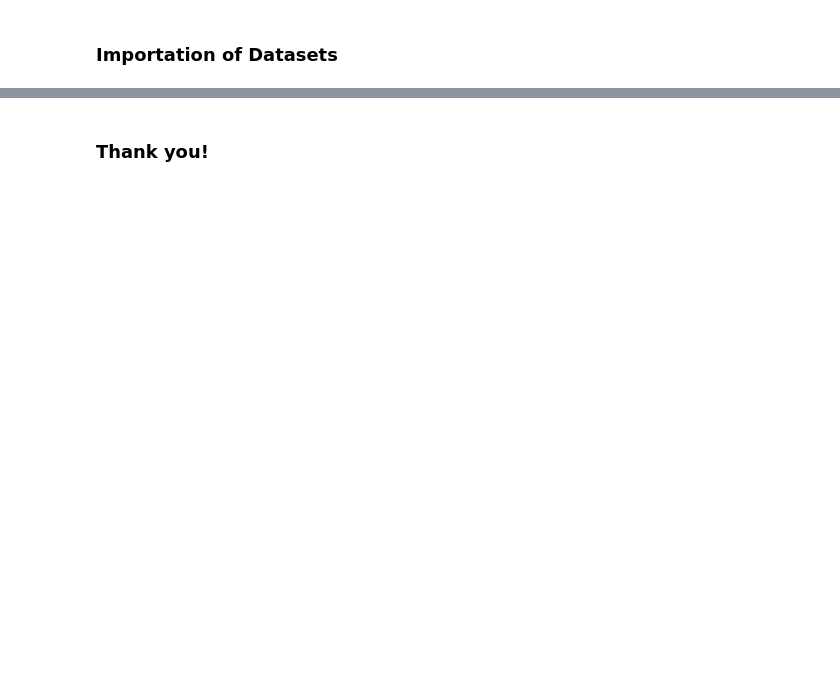
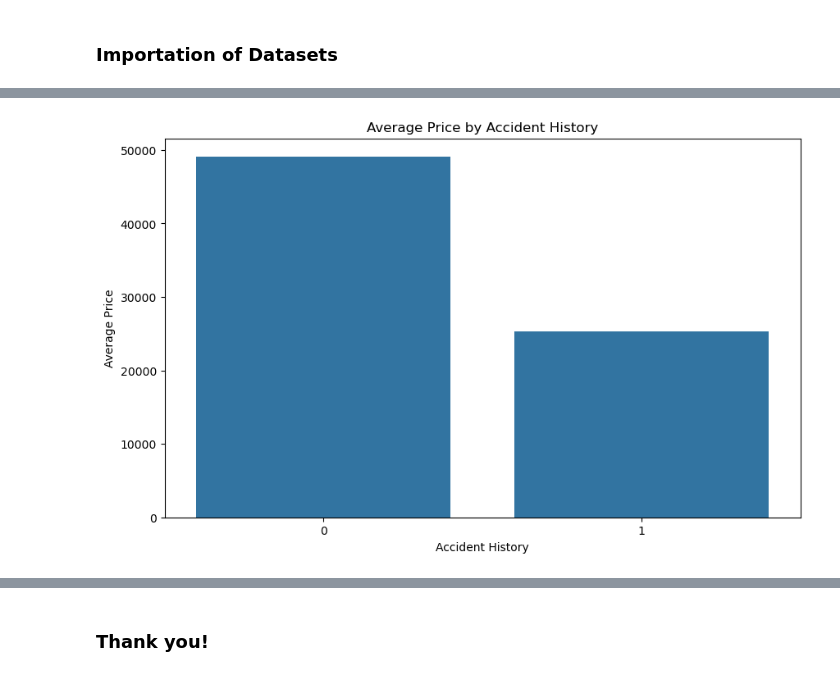
Before and after one commit to Nkeeydata/car_Prediction_Challenge, a Jupyter notebook: D_S_NChallenge.ipynb, the cells around one changed output, grey strips where cells are left out. Cells and saved outputs as stored; diff of their text form; code cells hidden in the pictures; blank space fills up the shorter version.

```diff
--- a/D_S_NChallenge.ipynb
+++ b/D_S_NChallenge.ipynb
@@ -607,0 +409,12 @@
+# %%
+# plotting the average price against accident. 0:no-accident, 1:Accident reported
+
+plt.figure(figsize=(10, 6))
+sns.barplot(x='accident', y='price', data=df_train, errorbar=None)
+plt.title('Average Price by Accident History')
+plt.xlabel('Accident History')
+plt.ylabel('Average Price')
+
+plt.show()
+# %% [output]
+[figure, added]
```
Also changed, not shown: parts of 157 cells of this notebook.
